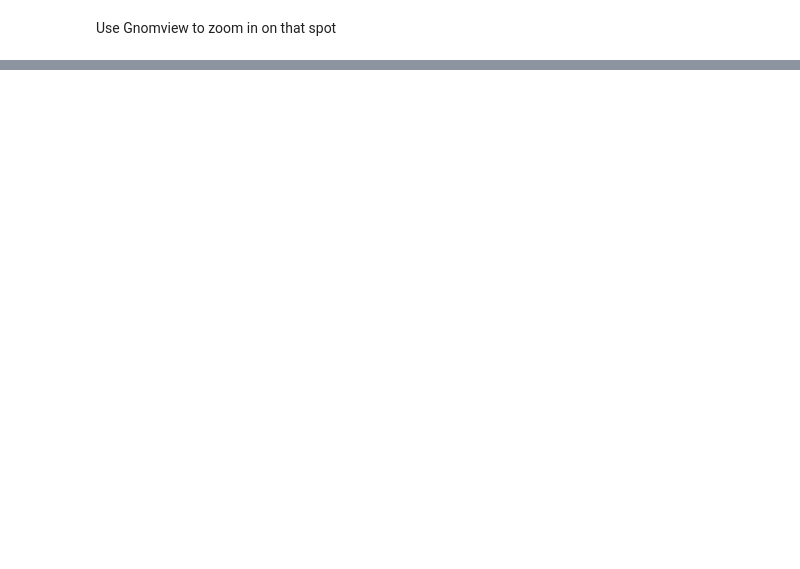
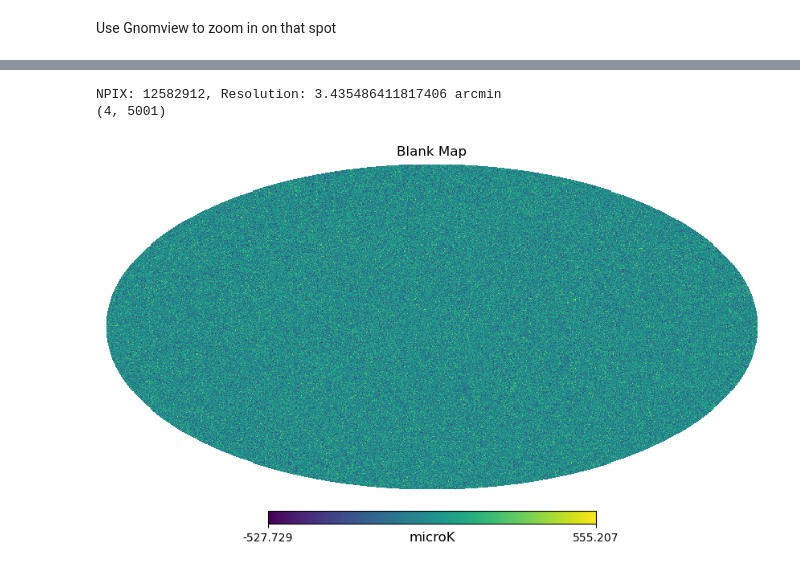
Before and after one commit to henry-e-n/SO_PointingReqs, a Jupyter notebook: sim_sky_maps/blank_map.ipynb, the cells around one changed output, grey strips where cells are left out. Cells and saved outputs as stored; diff of their text form; code cells hidden in the pictures; blank space fills up the shorter version.

```diff
--- a/sim_sky_maps/blank_map.ipynb
+++ b/sim_sky_maps/blank_map.ipynb
@@ -147,0 +170,19 @@ shape=(np.int64(702), np.int64(702)), RA=[-11.70,11.70], Dec=[-71.70,-48.30]
+# %%
+nside = 2**10
+npix = hp.nside2npix(nside)
+res = hp.nside2resol(nside, arcmin=True)
+print(f"NPIX: {npix}, Resolution: {res} arcmin")
+
+cls_input = np.loadtxt("CAMB_fiducial_cosmo_scalCls.dat", usecols=(0,1,2,3), unpack=True)
+print(np.shape(cls_input))
+# # Create a blank map using the Cl array
+map_ring = hp.synfast(cls_input, nside=nside)
+output_map = 3e-3 * hp.reorder(map_ring, inp='RING', out='NEST')  # Convert to NESTED ordering and scale to microK
+# Save the blank map to a FITS file
+# hp.write_map(output_file, output_map, nest=True, overwrite=True)
+
+hp.mollview(output_map[0], title="Blank Map", unit="microK", nest=True)
+# %% [output]
+NPIX: 12582912, Resolution: 3.435486411817406 arcmin
+(4, 5001)
+[figure, added]
```
Also changed, not shown: parts of 13 cells of this notebook, 10 other files.
